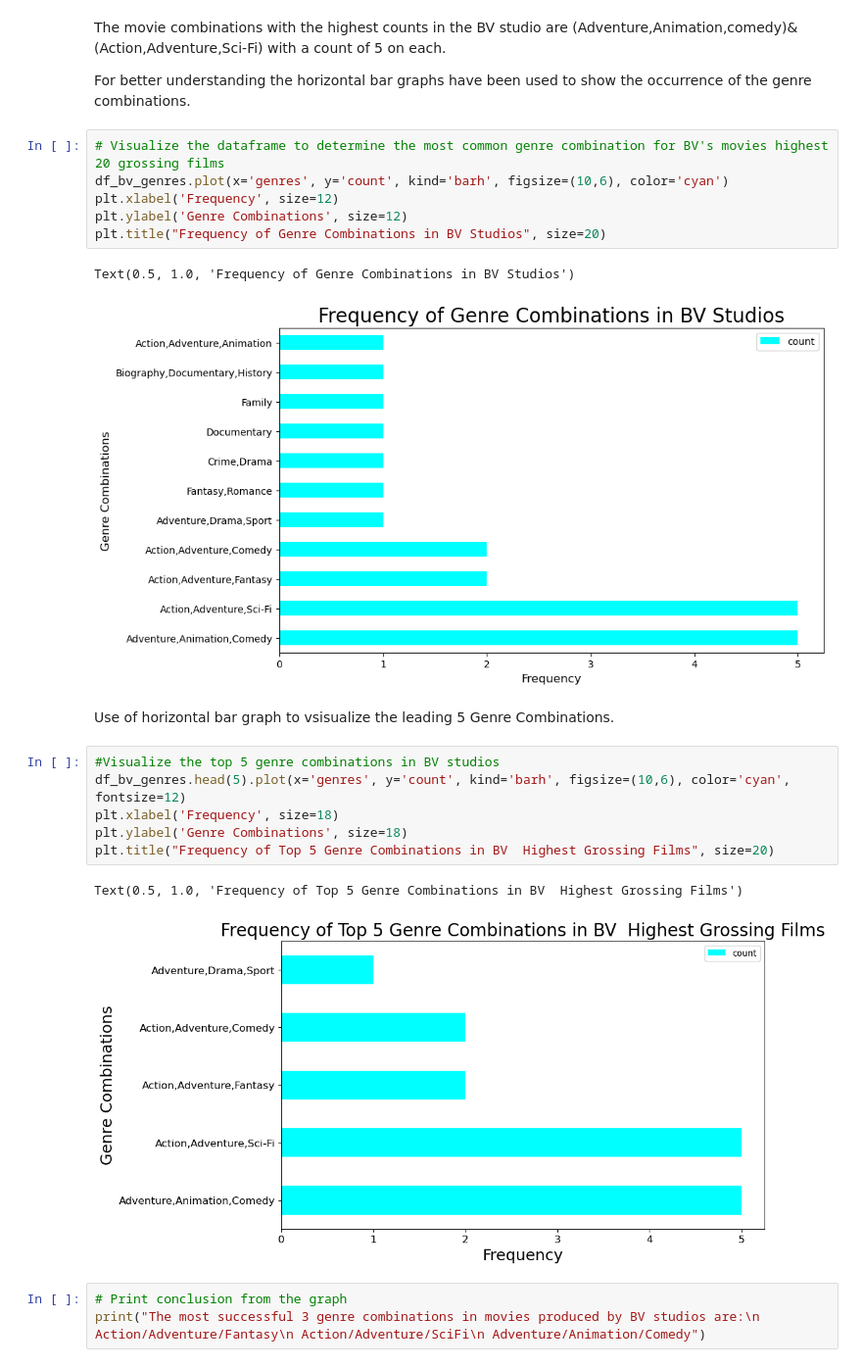
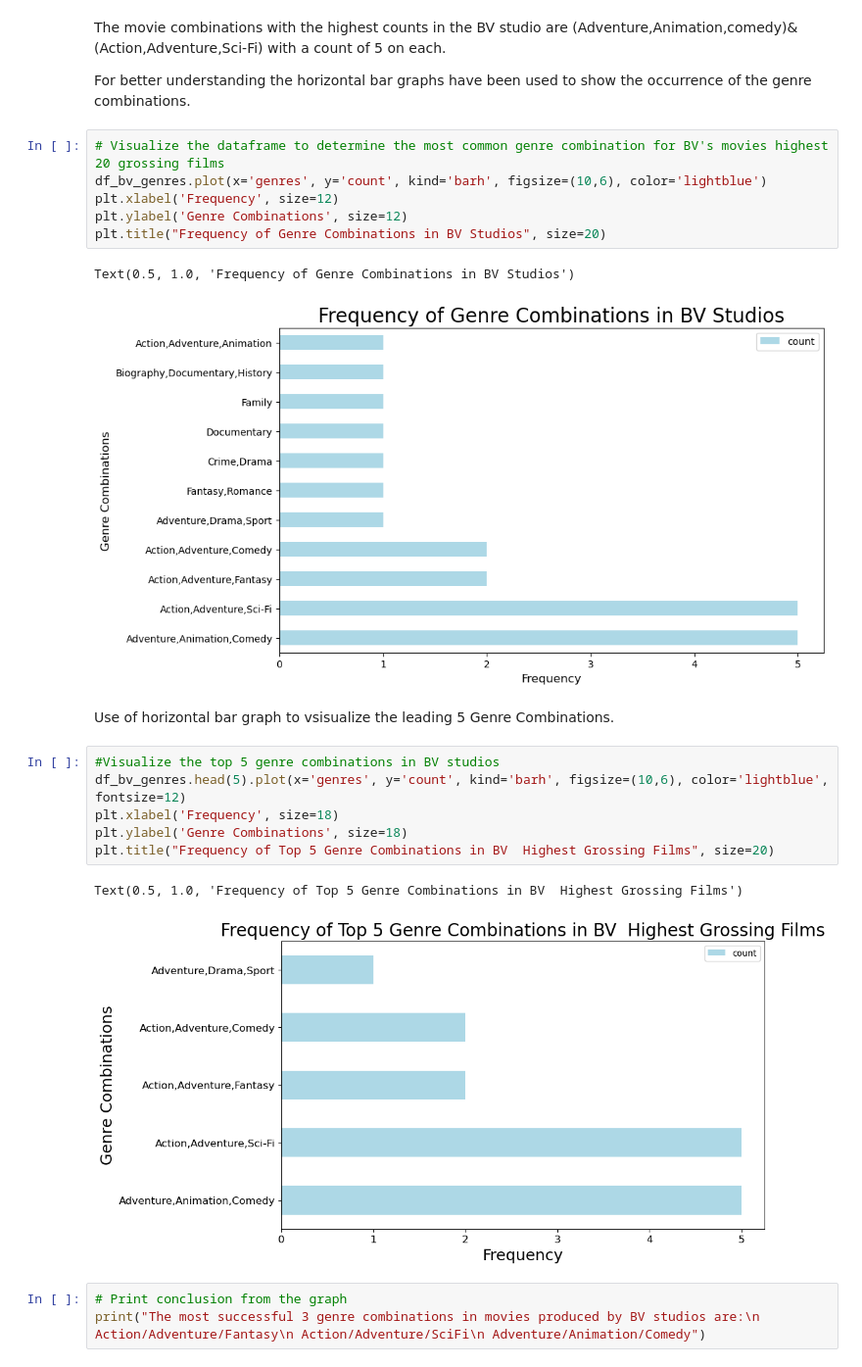
Before and after one commit to sophline/MICROSOFT-MOVIE-STUDIO-PROJECT, a Jupyter notebook: student.ipynb, the cells around one changed output. Shown: that part at 98% size. Saved outputs shown, nothing was run; the diff lists cells and outputs as text.

```diff
--- a/student.ipynb
+++ b/student.ipynb
@@ -422,24 +407,24 @@ The movie combinations with the highest counts in the BV studio are (Adventure,A
 For better understanding the horizontal bar graphs have been used to show the occurrence of the genre combinations.
 # %%
 # Visualize the dataframe to determine the most common genre combination for BV's movies highest 20 grossing films
-df_bv_genres.plot(x='genres', y='count', kind='barh', figsize=(10,6), color='cyan')
+df_bv_genres.plot(x='genres', y='count', kind='barh', figsize=(10,6), color='lightblue')
 plt.xlabel('Frequency', size=12)
 plt.ylabel('Genre Combinations', size=12)
 plt.title("Frequency of Genre Combinations in BV Studios", size=20)
 # %% [output]
 Text(0.5, 1.0, 'Frequency of Genre Combinations in BV Studios')
-[figure, old version]
+[figure, new version]
 # %% [markdown]
 Use of horizontal bar graph to vsisualize the leading 5  Genre Combinations.
 # %%
 #Visualize the top 5 genre combinations in BV studios
-df_bv_genres.head(5).plot(x='genres', y='count', kind='barh', figsize=(10,6), color='cyan', fontsize=12)
+df_bv_genres.head(5).plot(x='genres', y='count', kind='barh', figsize=(10,6), color='lightblue', fontsize=12)
 plt.xlabel('Frequency', size=18)
 plt.ylabel('Genre Combinations', size=18)
 plt.title("Frequency of Top 5 Genre Combinations in BV  Highest Grossing Films", size=20)
 # %% [output]
 Text(0.5, 1.0, 'Frequency of Top 5 Genre Combinations in BV  Highest Grossing Films')
-[figure, old version]
+[figure, new version]
 # %%
 # Print conclusion from the graph
 print("The most successful 3 genre combinations in movies produced by BV studios are:\n Action/Adventure/Fantasy\n Action/Adventure/SciFi\n Adventure/Animation/Comedy")
```
Also changed, not shown: parts of 8 cells of this notebook, 5 other files.
